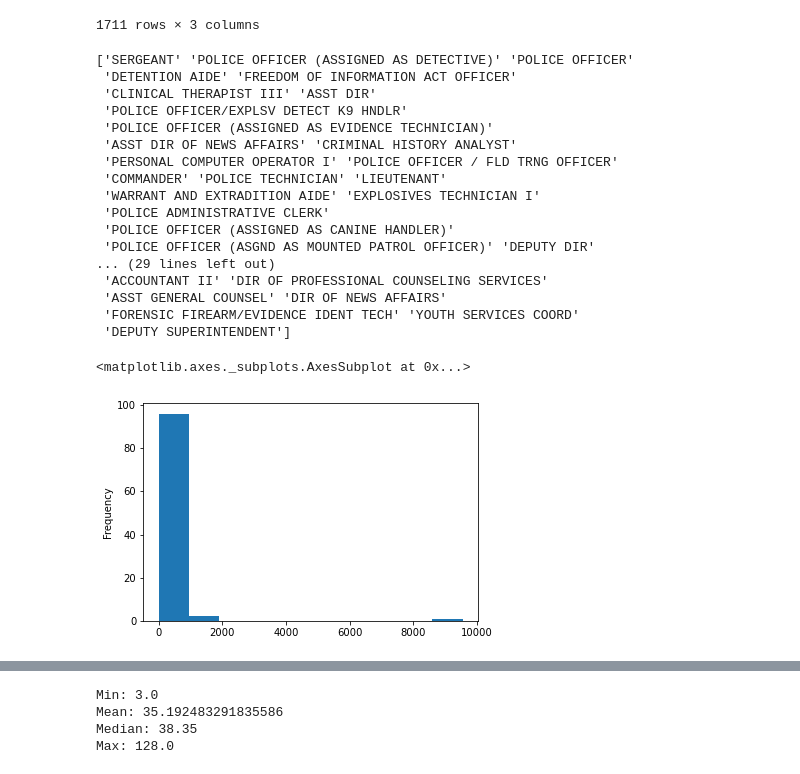
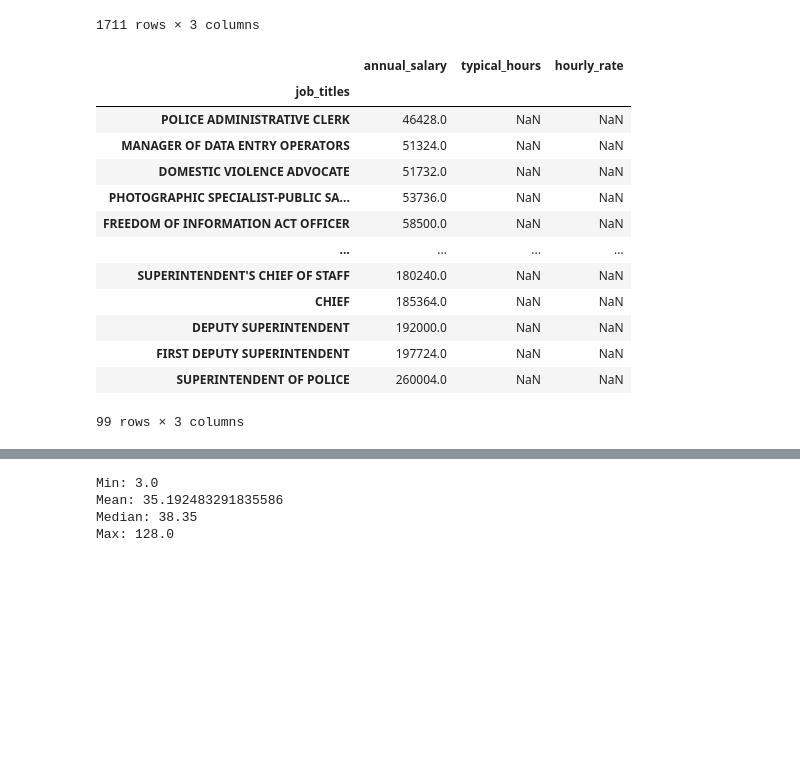
Before and after one commit to burgwyn/DATA601-HW2, a Jupyter notebook: HW2.ipynb, the cells around one changed output, grey strips where cells are left out. Saved outputs shown, nothing was run; the diff lists cells and outputs as text; code cells hidden in the pictures; blank space fills up the shorter version.

```diff
--- a/HW2.ipynb
+++ b/HW2.ipynb
@@ -221,32 +224,24 @@ salaried_employees.groupby(['job_titles', 'department']).median().sort_values(by
 # %%
 # DataFrame of the police dept
 police_dept = salaried_employees[salaried_employees['department'] == 'POLICE']
 
-police_dept.head()
-
-print(police_dept['job_titles'].unique())
-
-police_dept['job_titles'].value_counts().plot.hist()
+# display the unique titles in the police department and median salary
+police_dept.groupby(['job_titles']).median().sort_values(by= 'annual_salary')
 # %% [output]
+|  | annual_salary | typical_hours | hourly_rate |
+| job_titles |  |  |  |
+| POLICE ADMINISTRATIVE CLERK | 46428.0 | NaN | NaN |
+| MANAGER OF DATA ENTRY OPERATORS | 51324.0 | NaN | NaN |
+| DOMESTIC VIOLENCE ADVOCATE | 51732.0 | NaN | NaN |
+| PHOTOGRAPHIC SPECIALIST-PUBLIC SA... | 53736.0 | NaN | NaN |
+| FREEDOM OF INFORMATION ACT OFFICER | 58500.0 | NaN | NaN |
+| ... | ... | ... | ... |
+| SUPERINTENDENT'S CHIEF OF STAFF | 180240.0 | NaN | NaN |
+| CHIEF | 185364.0 | NaN | NaN |
+| DEPUTY SUPERINTENDENT | 192000.0 | NaN | NaN |
+| FIRST DEPUTY SUPERINTENDENT | 197724.0 | NaN | NaN |
+| SUPERINTENDENT OF POLICE | 260004.0 | NaN | NaN |
-['SERGEANT' 'POLICE OFFICER (ASSIGNED AS DETECTIVE)' 'POLICE OFFICER'
- 'DETENTION AIDE' 'FREEDOM OF INFORMATION ACT OFFICER'
- 'CLINICAL THERAPIST III' 'ASST DIR'
- 'POLICE OFFICER/EXPLSV DETECT K9 HNDLR'
- 'POLICE OFFICER (ASSIGNED AS EVIDENCE TECHNICIAN)'
- 'ASST DIR OF NEWS AFFAIRS' 'CRIMINAL HISTORY ANALYST'
- 'PERSONAL COMPUTER OPERATOR I' 'POLICE OFFICER / FLD TRNG OFFICER'
- 'COMMANDER' 'POLICE TECHNICIAN' 'LIEUTENANT'
- 'WARRANT AND EXTRADITION AIDE' 'EXPLOSIVES TECHNICIAN I'
- 'POLICE ADMINISTRATIVE CLERK'
- 'POLICE OFFICER (ASSIGNED AS CANINE HANDLER)'
- 'POLICE OFFICER (ASGND AS MOUNTED PATROL OFFICER)' 'DEPUTY DIR'
-... (29 lines left out)
- 'ACCOUNTANT II' 'DIR OF PROFESSIONAL COUNSELING SERVICES'
- 'ASST GENERAL COUNSEL' 'DIR OF NEWS AFFAIRS'
- 'FORENSIC FIREARM/EVIDENCE IDENT TECH' 'YOUTH SERVICES COORD'
- 'DEPUTY SUPERINTENDENT']
+99 rows × 3 columns
-<matplotlib.axes._subplots.AxesSubplot at 0x...>
-[figure, removed]
 # %%
 ## create a DataFrame of salary employees
 hourly_employees = df[df['salary_or_hourly'] == 'Hourly']
```
Also changed, not shown: parts of 7 cells of this notebook, 1 other file.
